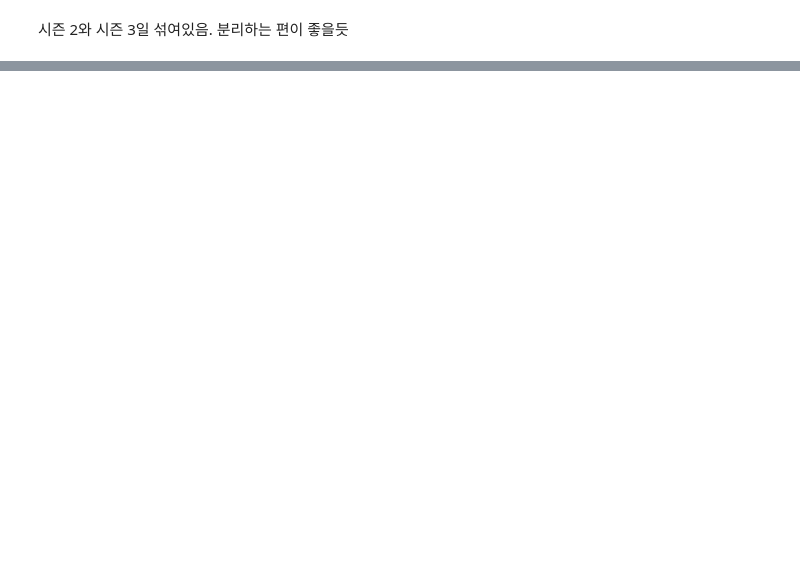
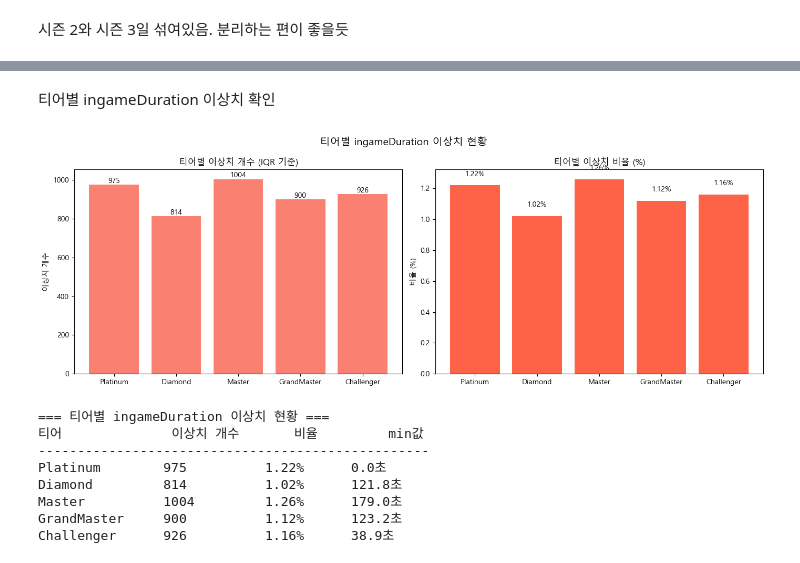
Before and after one commit to hanalo26/Third-project-sparta, a Jupyter notebook: works/Yunju_Lee/eda.ipynb, the cells around one changed output, grey strips where cells are left out. Drawn from its saved outputs; the diff is of its cells as text; code cells hidden in the pictures; blank space fills up the shorter version.

```diff
--- a/works/Yunju_Lee/eda.ipynb
+++ b/works/Yunju_Lee/eda.ipynb
@@ -1045,0 +1228,3 @@ GrandMaster 80,000   79,918  99.90%
+# %%
+for name, df in tables.items():
+    print(f"{name}: Ranked=0 개수 = {(df['Ranked'] == 0).sum()}")
@@ -1045,0 +1239,15 @@ GrandMaster 80,000   79,918  99.90%
+# %%
+print("=== 티어별 빈 딕셔너리 현황 ===\n")
+print(f"{'티어':<15} {'champion {}':<15} {'combination {}':<15}")
+print("-" * 45)
+
+for name, df in tables.items():
+    champ_empty = (df['champion'] == '{}').sum()
+    comb_empty = (df['combination'] == '{}').sum()
+    print(f"{name:<15} {champ_empty:<15} {comb_empty:<15}")
+
+# 겹치는 gameId 확인 (champion이랑 combination 둘 다 빈 경우)
+print("\n=== 둘 다 빈 딕셔너리인 행 ===")
+for name, df in tables.items():
+    both_empty = df[(df['champion'] == '{}') & (df['combination'] == '{}')].shape[0]
+    print(f"{name}: {both_empty}개")
@@ -1045,0 +1271,56 @@ GrandMaster 80,000   79,918  99.90%
+# %% [markdown]
+티어별 ingameDuration 이상치 확인
+# %%
+fig, axes = plt.subplots(1, 2, figsize=(14, 5))
+fig.suptitle('티어별 ingameDuration 이상치 현황', fontsize=14)
+
+# IQR 기준으로 이상치 계산
+outlier_counts = []
+for name, df in tables.items():
+    Q1 = df['ingameDuration'].quantile(0.25)
+    Q3 = df['ingameDuration'].quantile(0.75)
+    IQR = Q3 - Q1
+    outlier = df[(df['ingameDuration'] < Q1 - 1.5 * IQR) |
+                 (df['ingameDuration'] > Q3 + 1.5 * IQR)]
+    outlier_counts.append(outlier.shape[0])
+
+# 왼쪽: 이상치 개수 막대그래프
+bars = axes[0].bar(tiers, outlier_counts, color='salmon')
+axes[0].set_title('티어별 이상치 개수 (IQR 기준)')
+axes[0].set_ylabel('이상치 개수')
+for bar, val in zip(bars, outlier_counts):
+    axes[0].text(bar.get_x() + bar.get_width()/2,
+                 bar.get_height() + 0.5,
+                 str(val), ha='center', va='bottom')
+
+# 오른쪽: 이상치 비율
+total_counts = [df.shape[0] for _, df in tables.items()]
+outlier_ratio = [round(o/t*100, 2) for o, t in zip(outlier_counts, total_counts)]
+
+bars2 = axes[1].bar(tiers, outlier_ratio, color='tomato')
+axes[1].set_title('티어별 이상치 비율 (%)')
+axes[1].set_ylabel('비율 (%)')
+for bar, val in zip(bars2, outlier_ratio):
+    axes[1].text(bar.get_x() + bar.get_width()/2,
+                 bar.get_height() + 0.05,
+                 f'{val}%', ha='center', va='bottom')
+
+plt.tight_layout()
+plt.show()
+
+# 숫자로도 확인
+print("\n=== 티어별 ingameDuration 이상치 현황 ===")
+print(f"{'티어':<15} {'이상치 개수':<12} {'비율':<10} {'min값'}")
+print("-" * 50)
+for (name, df), count, ratio in zip(tables.items(), outlier_counts, outlier_ratio):
+    print(f"{name:<15} {count:<12} {ratio}%{'':<5} {df['ingameDuration'].min():.1f}초")
+# %% [output]
+[figure, added]
+=== 티어별 ingameDuration 이상치 현황 ===
+티어              이상치 개수       비율         min값
+--------------------------------------------------
+Platinum        975          1.22%      0.0초
+Diamond         814          1.02%      121.8초
+Master          1004         1.26%      179.0초
+GrandMaster     900          1.12%      123.2초
+Challenger      926          1.16%      38.9초
```
Also changed, not shown: parts of 74 cells of this notebook.
